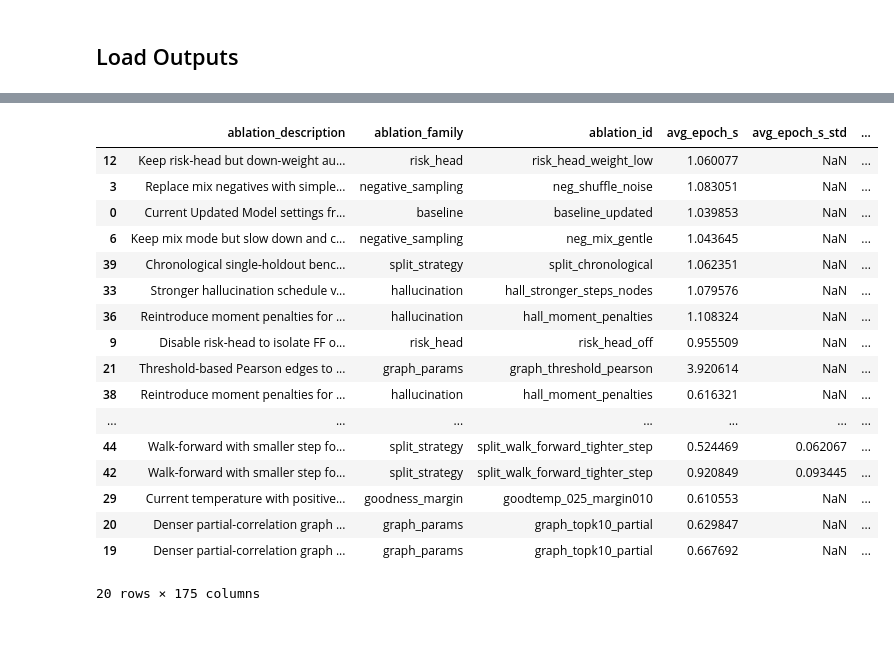
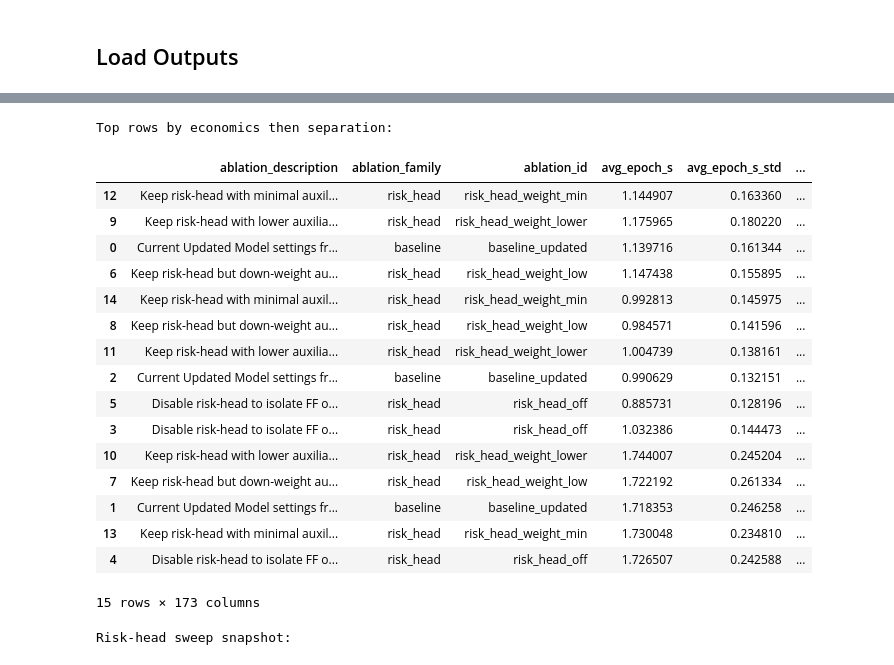
Before and after one commit to aditya1909-bit/Forward-Risk-Manager, a Jupyter notebook: notebooks/recovery_ablation_runbook.ipynb, the cells around one changed output, grey strips where cells are left out. Cells and saved outputs as stored; diff of their text form; code cells hidden in the pictures; blank space fills up the shorter version.

```diff
--- a/notebooks/recovery_ablation_runbook.ipynb
+++ b/notebooks/recovery_ablation_runbook.ipynb
@@ -323,36 +363,57 @@ else:
 # %%
 if not abl_df.empty:
     view = abl_df.copy()
     if "row_type" in view.columns:
         view = view[view["row_type"].fillna("aggregate") != "fold"]
 
     for col in ["eval_sep", "econ_sharpe_uplift", "econ_ann_return_uplift"]:
         if col in view.columns:
             view[col] = pd.to_numeric(view[col], errors="coerce")
 
     sort_cols = [c for c in ["econ_sharpe_uplift", "eval_sep"] if c in view.columns]
     if sort_cols:
         view = view.sort_values(sort_cols, ascending=False)
 
+    print("Top rows by economics then separation:")
     display(view.head(20))
+
+    if {"ablation_family", "ablation_id", "mode", "eval_sep", "econ_sharpe_uplift", "econ_ann_return_uplift"}.issubset(view.columns):
+        risk_view = view[view["ablation_family"] == "risk_head"].copy()
+        if not risk_view.empty:
+            keep = [
+                "ablation_id",
+                "mode",
+                "eval_sep",
+                "delta_eval_sep_vs_baseline",
+                "econ_sharpe_uplift",
+                "delta_econ_sharpe_uplift_vs_baseline",
+                "econ_ann_return_uplift",
+                "delta_econ_ann_return_uplift_vs_baseline",
+                "status",
+            ]
+            keep = [k for k in keep if k in risk_view.columns]
+            risk_view = risk_view.sort_values(["mode", "econ_sharpe_uplift"], ascending=[True, False])
+            print("\nRisk-head sweep snapshot:")
+            display(risk_view[keep])
 else:
     print("No aggregate rows to rank yet.")
 # %% [output]
+Top rows by economics then separation:
 |  | ablation_description | ablation_family | ablation_id | avg_epoch_s | avg_epoch_s_std | ... |
-| 12 | Keep risk-head but down-weight au... | risk_head | risk_head_weight_low | 1.060077 | NaN | ... |
-| 3 | Replace mix negatives with simple... | negative_sampling | neg_shuffle_noise | 1.083051 | NaN | ... |
-| 0 | Current Updated Model settings fr... | baseline | baseline_updated | 1.039853 | NaN | ... |
-| 6 | Keep mix mode but slow down and c... | negative_sampling | neg_mix_gentle | 1.043645 | NaN | ... |
-| 39 | Chronological single-holdout benc... | split_strategy | split_chronological | 1.062351 | NaN | ... |
-| 33 | Stronger hallucination schedule v... | hallucination | hall_stronger_steps_nodes | 1.079576 | NaN | ... |
-| 36 | Reintroduce moment penalties for ... | hallucination | hall_moment_penalties | 1.108324 | NaN | ... |
-| 9 | Disable risk-head to isolate FF o... | risk_head | risk_head_off | 0.955509 | NaN | ... |
-| 21 | Threshold-based Pearson edges to ... | graph_params | graph_threshold_pearson | 3.920614 | NaN | ... |
-| 38 | Reintroduce moment penalties for ... | hallucination | hall_moment_penalties | 0.616321 | NaN | ... |
-| ... | ... | ... | ... | ... | ... | ... |
-| 44 | Walk-forward with smaller step fo... | split_strategy | split_walk_forward_tighter_step | 0.524469 | 0.062067 | ... |
-| 42 | Walk-forward with smaller step fo... | split_strategy | split_walk_forward_tighter_step | 0.920849 | 0.093445 | ... |
-| 29 | Current temperature with positive... | goodness_margin | goodtemp_025_margin010 | 0.610553 | NaN | ... |
-| 20 | Denser partial-correlation graph ... | graph_params | graph_topk10_partial | 0.629847 | NaN | ... |
-| 19 | Denser partial-correlation graph ... | graph_params | graph_topk10_partial | 0.667692 | NaN | ... |
+| 12 | Keep risk-head with minimal auxil... | risk_head | risk_head_weight_min | 1.144907 | 0.163360 | ... |
+| 9 | Keep risk-head with lower auxilia... | risk_head | risk_head_weight_lower | 1.175965 | 0.180220 | ... |
+| 0 | Current Updated Model settings fr... | baseline | baseline_updated | 1.139716 | 0.161344 | ... |
+| 6 | Keep risk-head but down-weight au... | risk_head | risk_head_weight_low | 1.147438 | 0.155895 | ... |
+| 14 | Keep risk-head with minimal auxil... | risk_head | risk_head_weight_min | 0.992813 | 0.145975 | ... |
+| 8 | Keep risk-head but down-weight au... | risk_head | risk_head_weight_low | 0.984571 | 0.141596 | ... |
+| 11 | Keep risk-head with lower auxilia... | risk_head | risk_head_weight_lower | 1.004739 | 0.138161 | ... |
+| 2 | Current Updated Model settings fr... | baseline | baseline_updated | 0.990629 | 0.132151 | ... |
+| 5 | Disable risk-head to isolate FF o... | risk_head | risk_head_off | 0.885731 | 0.128196 | ... |
+| 3 | Disable risk-head to isolate FF o... | risk_head | risk_head_off | 1.032386 | 0.144473 | ... |
+| 10 | Keep risk-head with lower auxilia... | risk_head | risk_head_weight_lower | 1.744007 | 0.245204 | ... |
+| 7 | Keep risk-head but down-weight au... | risk_head | risk_head_weight_low | 1.722192 | 0.261334 | ... |
+| 1 | Current Updated Model settings fr... | baseline | baseline_updated | 1.718353 | 0.246258 | ... |
+| 13 | Keep risk-head with minimal auxil... | risk_head | risk_head_weight_min | 1.730048 | 0.234810 | ... |
+| 4 | Disable risk-head to isolate FF o... | risk_head | risk_head_off | 1.726507 | 0.242588 | ... |
-20 rows × 175 columns
+15 rows × 173 columns
+Risk-head sweep snapshot:
```
Also changed, not shown: parts of 7 cells of this notebook, 3 other files.
